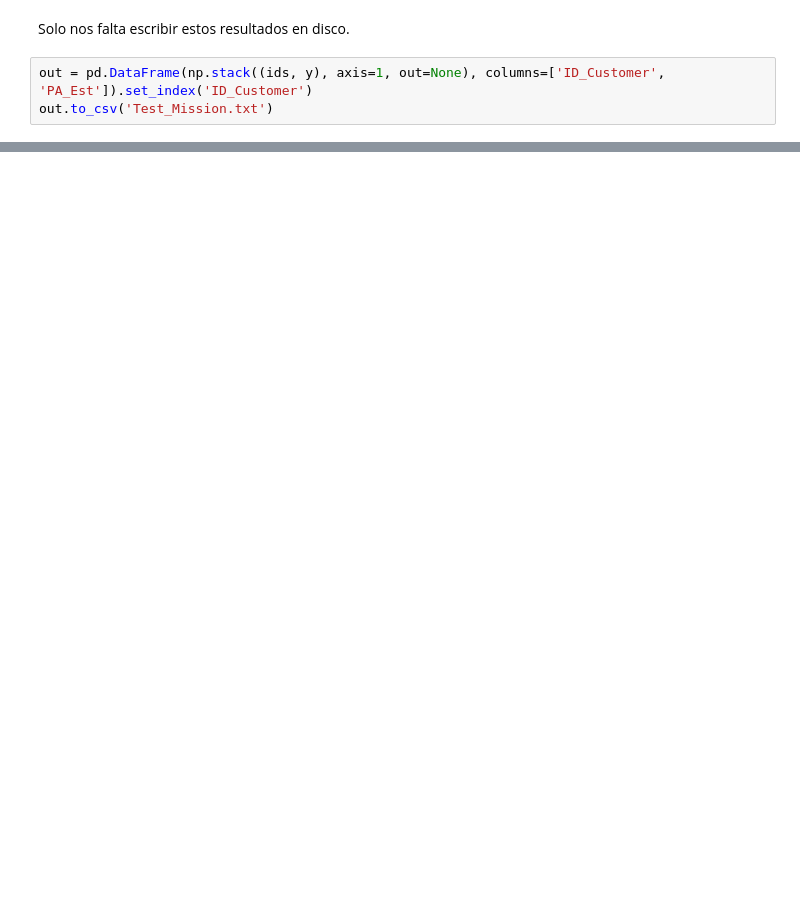
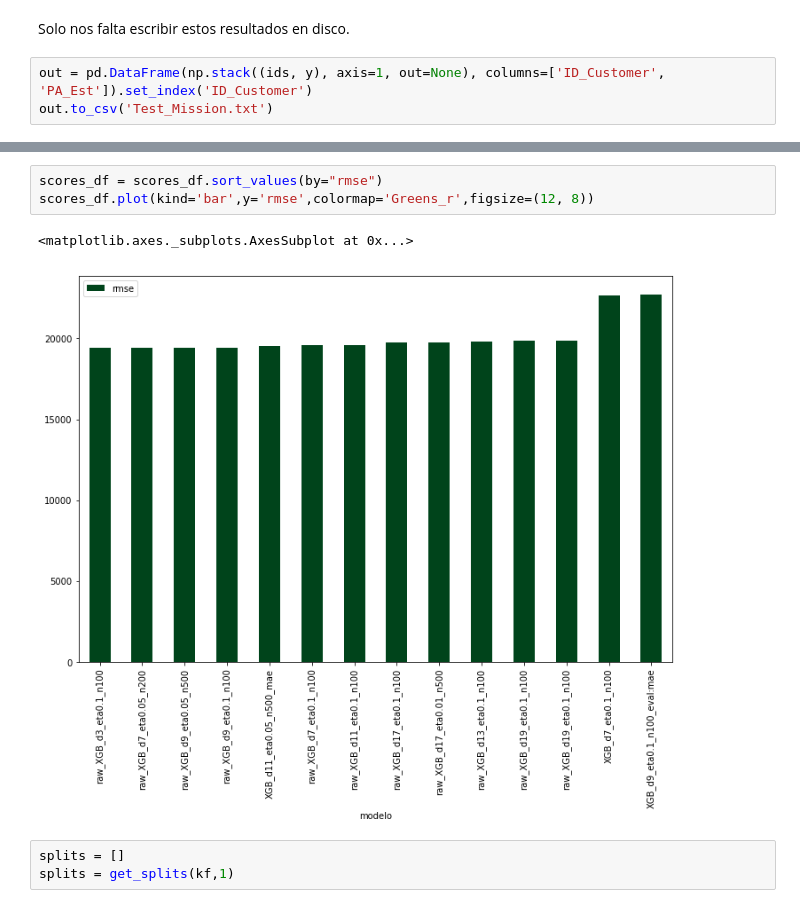
Before and after one commit to AlwaysLearningDeeper/Salesforce-Predictive-Modelling, a Jupyter notebook: trabajo.ipynb, the cells around one changed output, grey strips where cells are left out. Drawn from its saved outputs; the diff is of its cells as text; blank space fills up the shorter version.

```diff
--- a/trabajo.ipynb
+++ b/trabajo.ipynb
@@ -729,0 +1279,9 @@ out.to_csv('Test_Mission.txt')
+# %%
+scores_df = scores_df.sort_values(by="rmse")
+scores_df.plot(kind='bar',y='rmse',colormap='Greens_r',figsize=(12, 8))
+# %% [output]
+<matplotlib.axes._subplots.AxesSubplot at 0x...>
+[figure, added]
+# %%
+splits = []
+splits = get_splits(kf,1)
```
Also changed, not shown: parts of 69 cells of this notebook, 1 other file.
